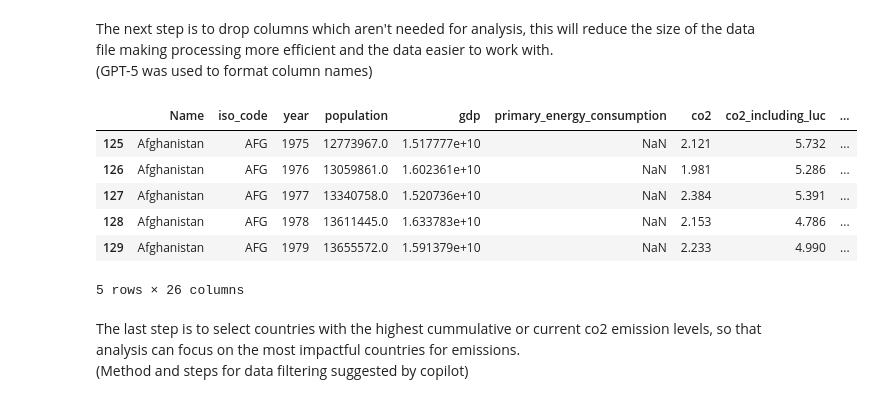
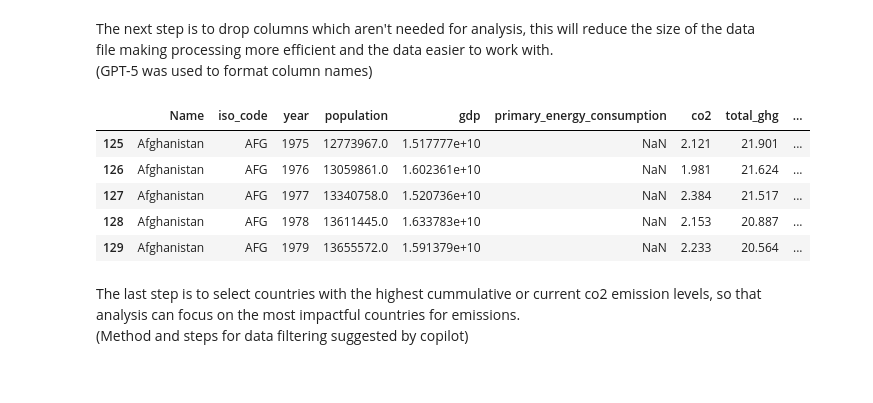
Before and after one commit to EmilyWithycombe/co2-emissions, a Jupyter notebook: jupyter_notebooks/01_data_etl.ipynb, the cells around one changed output. Cells and saved outputs as stored; diff of their text form; code cells hidden in the pictures.

Commit message:
Remove unused columns

```diff
--- a/jupyter_notebooks/01_data_etl.ipynb
+++ b/jupyter_notebooks/01_data_etl.ipynb
@@ -77,21 +77,19 @@ The next step is to drop columns which aren't needed for analysis, this will red
 (GPT-5 was used to format column names)
 # %%
 # create a list of columns names to keep in the dataset
-req_columns = ["Name", "iso_code", "year", "population", "gdp", "primary_energy_consumption", "co2", "co2_including_luc", "total_ghg", "co2_growth_abs", "co2_growth_prct",
-               "co2_per_capita", "co2_per_gdp", "energy_per_capita", "energy_per_gdp", "cement_co2", "coal_co2", "flaring_co2", "gas_co2", "land_use_change_co2", "oil_co2",
-               "share_global_co2", "share_global_co2_including_luc", "cumulative_co2", "cumulative_co2_including_luc", "share_global_cumulative_co2"]
+req_columns = ["Name", "iso_code", "year", "population", "gdp", "primary_energy_consumption", "co2", "total_ghg", "co2_per_capita", "co2_per_gdp",
+               "energy_per_capita", "energy_per_gdp", "coal_co2", "flaring_co2", "gas_co2", "oil_co2", "cumulative_co2"]
 
 # create a new dataframe with only the required columns
 df_trimmed = df_raw[req_columns].copy()
 df_trimmed.head()
 # %% [output]
-|  | Name | iso_code | year | population | gdp | primary_energy_consumption | co2 | co2_including_luc | ... |
-| 125 | Afghanistan | AFG | 1975 | 12773967.0 | 1.517777e+10 | NaN | 2.121 | 5.732 | ... |
-| 126 | Afghanistan | AFG | 1976 | 13059861.0 | 1.602361e+10 | NaN | 1.981 | 5.286 | ... |
-| 127 | Afghanistan | AFG | 1977 | 13340758.0 | 1.520736e+10 | NaN | 2.384 | 5.391 | ... |
-| 128 | Afghanistan | AFG | 1978 | 13611445.0 | 1.633783e+10 | NaN | 2.153 | 4.786 | ... |
-| 129 | Afghanistan | AFG | 1979 | 13655572.0 | 1.591379e+10 | NaN | 2.233 | 4.990 | ... |
+|  | Name | iso_code | year | population | gdp | primary_energy_consumption | co2 | total_ghg | ... |
+| 125 | Afghanistan | AFG | 1975 | 12773967.0 | 1.517777e+10 | NaN | 2.121 | 21.901 | ... |
+| 126 | Afghanistan | AFG | 1976 | 13059861.0 | 1.602361e+10 | NaN | 1.981 | 21.624 | ... |
+| 127 | Afghanistan | AFG | 1977 | 13340758.0 | 1.520736e+10 | NaN | 2.384 | 21.517 | ... |
+| 128 | Afghanistan | AFG | 1978 | 13611445.0 | 1.633783e+10 | NaN | 2.153 | 20.887 | ... |
+| 129 | Afghanistan | AFG | 1979 | 13655572.0 | 1.591379e+10 | NaN | 2.233 | 20.564 | ... |
-5 rows × 26 columns
 # %% [markdown]
 The last step is to select countries with the highest cummulative or current co2 emission levels, so that analysis can focus on the most impactful countries for emissions.<br>
 (Method and steps for data filtering suggested by copilot)
```
Also changed, not shown: parts of 9 cells of this notebook, 2 other files.
